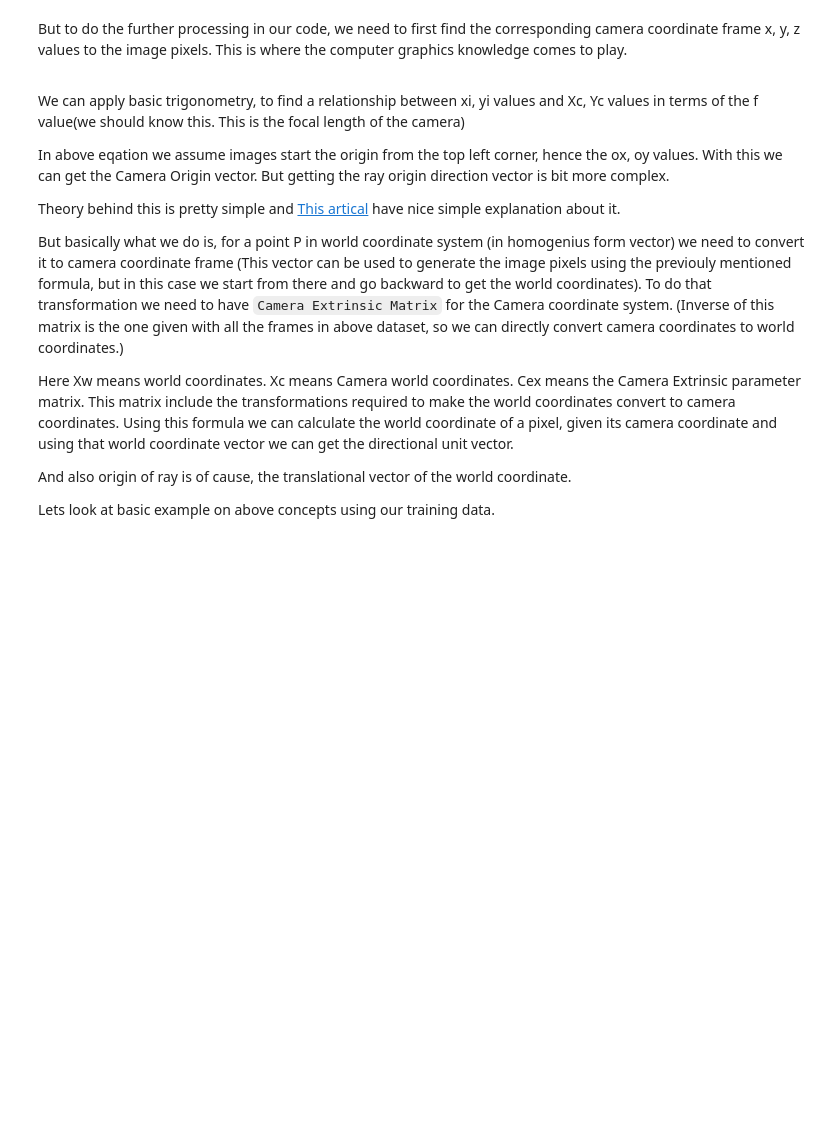
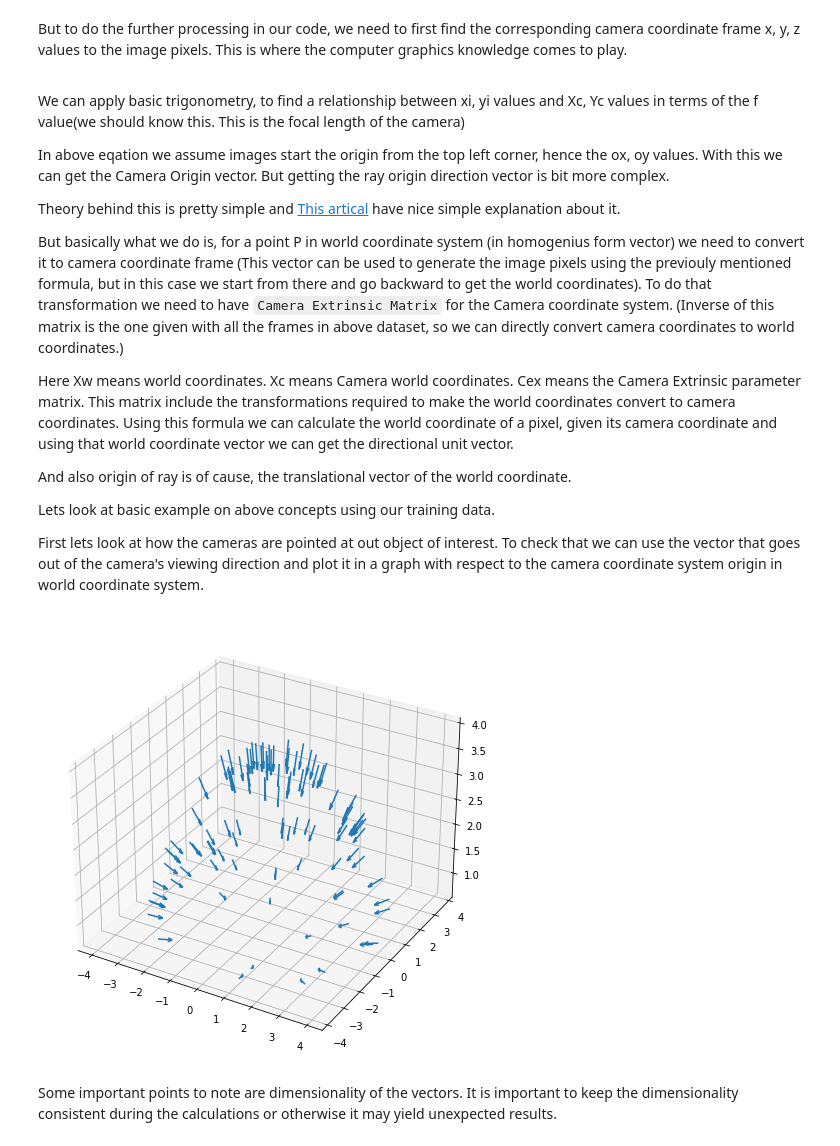
Before and after one commit to DinushkaDDS/Research-Paper-Implementations, a Jupyter notebook: NeRF - Neural Radiance Fields/data understanding.ipynb, the cells around one changed output. Cells and saved outputs as stored; diff of their text form; code cells hidden in the pictures; blank space fills up the shorter version.

Commit message:
understanding coordinate systems

```diff
--- a/NeRF - Neural Radiance Fields/data understanding.ipynb
+++ b/NeRF - Neural Radiance Fields/data understanding.ipynb
@@ -75,3 +75,43 @@ Here Xw means world coordinates. Xc means Camera world coordinates. Cex means th
 And also origin of ray is of cause, the translational vector of the world coordinate.
 
 Lets look at basic example on above concepts using our training data.
+
+First lets look at how the cameras are pointed at out object of interest. To check that we can use the vector that goes out of the camera's viewing direction and plot it in a graph with respect to the camera coordinate system origin in world coordinate system.
+# %%
+# Get the transformation matrix of all the frames and get it's rotational component
+# Also we need to have the origin of the camera coordinate frame as well
+
+outward_vec = np.array([0,0,-1]).reshape((3, 1)) # This vector goes directly outward from the camera coordinate frame origin
+
+dir_matrices = []
+origin_coords = []
+
+for data in jsonTrainData['frames']:
+    transform_matix = np.array(data["transform_matrix"])
+
+    r_mat = transform_matix[:3, :3]
+    dir_vec = np.dot(r_mat, outward_vec)  # Notice this dot product, If it got messed up everything is meaningless!
+    dir_matrices.append(dir_vec)
+
+    o_vec = transform_matix[:3, -1:]
+    origin_coords.append(o_vec)
+
+
+dir_matrices = np.array(dir_matrices)
+origin_coords = np.array(origin_coords)
+# %%
+import matplotlib.pyplot as plt
+
+ax = plt.figure(figsize=(12, 8)).add_subplot(projection='3d')
+
+_ = ax.quiver(origin_coords[:, 0],
+              origin_coords[:, 1],
+              origin_coords[:, 2],
+              dir_matrices[:, 0],
+              dir_matrices[:, 1],
+              dir_matrices[:, 2], length=0.5, normalize=True)
+plt.show()
+# %% [output]
+[figure, added]
+# %% [markdown]
+Some important points to note are dimensionality of the vectors. It is important to keep the dimensionality consistent during the calculations or otherwise it may yield unexpected results.
```
